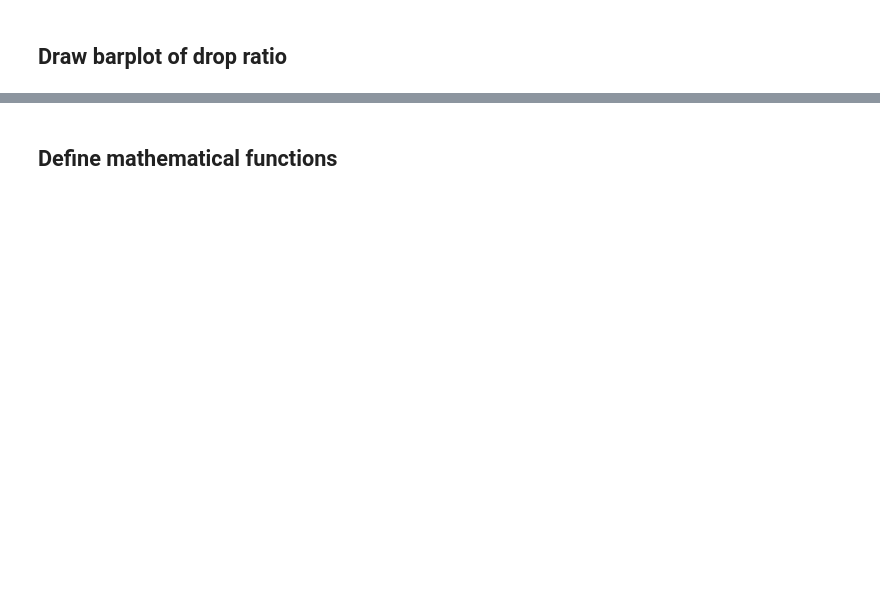
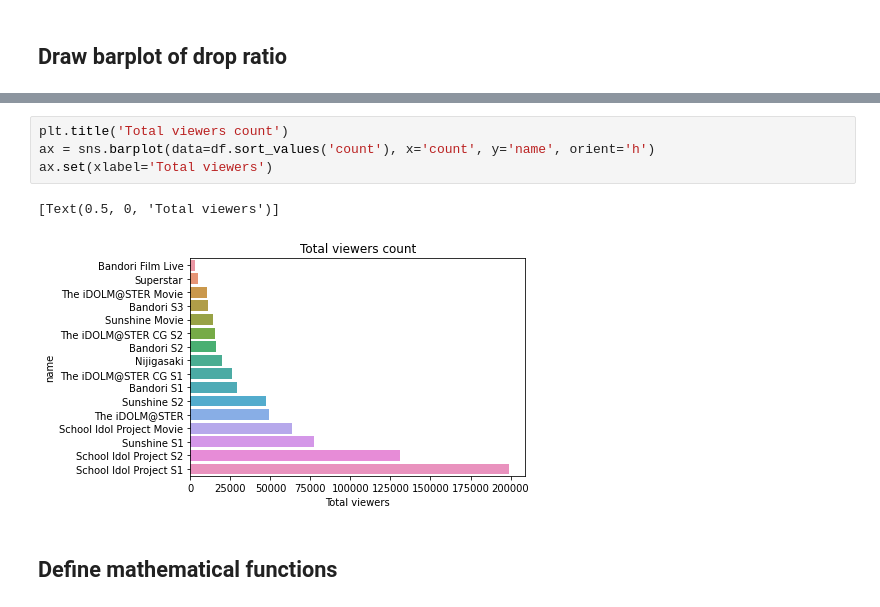
Before and after one commit to hungngocphat01/Toy-Datascience-Projects, a Jupyter notebook: ll-test/main.ipynb, the cells around one changed output, grey strips where cells are left out. Cells and saved outputs as stored; diff of their text form; blank space fills up the shorter version.

```diff
--- a/ll-test/main.ipynb
+++ b/ll-test/main.ipynb
@@ -22,3 +44,10 @@ ax.set(xlabel='Percentage')
+# %%
+plt.title('Total viewers count')
+ax = sns.barplot(data=df.sort_values('count'), x='count', y='name', orient='h')
+ax.set(xlabel='Total viewers')
+# %% [output]
+[Text(0.5, 0, 'Total viewers')]
+[figure, added]
 # %% [markdown]
 ## Define mathematical functions
 # %% [markdown]
```
Also changed, not shown: parts of 14 cells of this notebook, 3 other files.
